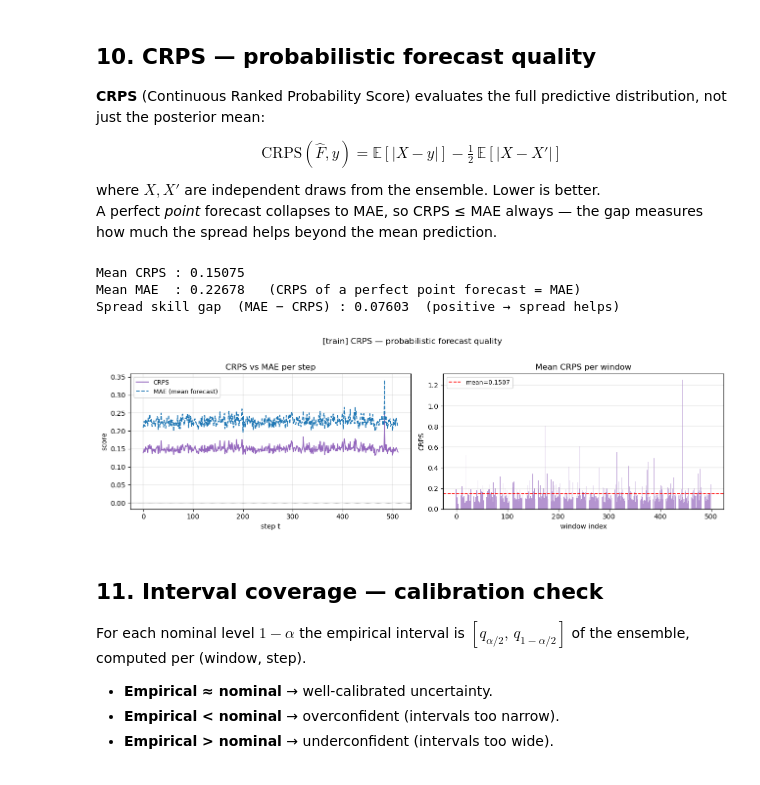
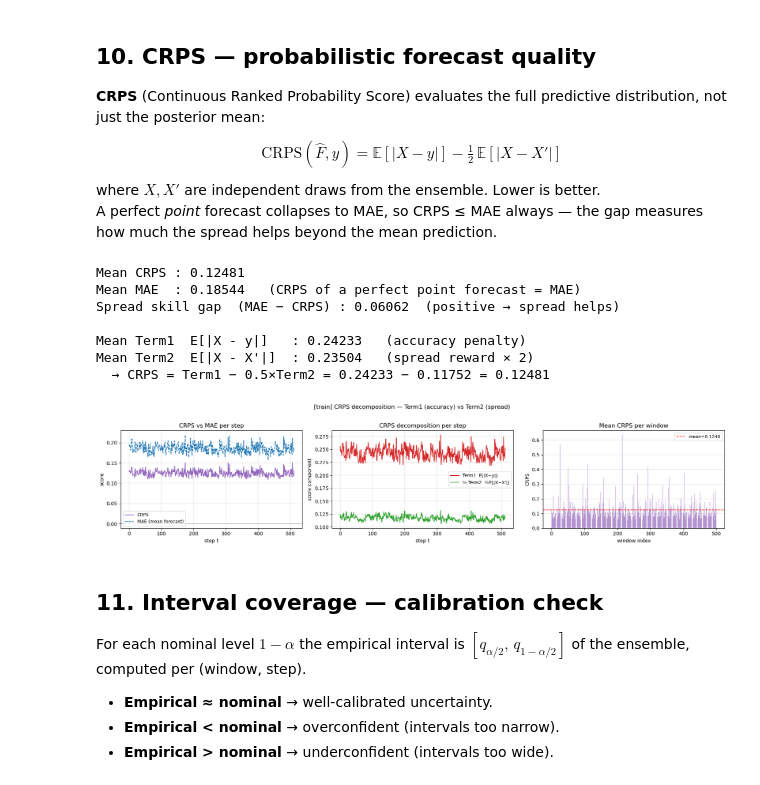
Before and after one commit to GiacomoNegri/Master-Thesis, a Jupyter notebook: notebooks/OHLC_conditional_csv_analysis.ipynb, the cells around one changed output. Drawn from its saved outputs; the diff is of its cells as text; code cells hidden in the pictures.

```diff
--- a/notebooks/OHLC_conditional_csv_analysis.ipynb
+++ b/notebooks/OHLC_conditional_csv_analysis.ipynb
@@ -20,7 +20,7 @@ CSV schemas
 # %%
 # ── USER INPUTS ───────────────────────────────────────────────────────────────
 CHECKPOINT_STEM = (
-    "EDM_REPL__CLOS_ep-99_step-6534_lr-8e-04_ch-128_layers-6_20260514_201539_rev_steps_400/csv500_samples50_seed50_20260517_200645"
+    "edm_Pmean_-1.4_Pstd_1.6_seq_len_512_stride_100_decay_epoch_best_PROVA/csv1000_samples50_seed50_20260515_201458"
 )  # <-- sub-folder name under GEN_DIR (= checkpoint filename without .pt)
 
 GEN_DIR = "../data/generated/edm"  # base directory where generate_samples.py writes
@@ -922,60 +903,75 @@ def crps_ensemble_batch(samples, obs):
 
     Returns
     -------
-    crps : (n_windows, seq_len)
+    crps  : (n_windows, seq_len)
+    term1 : (n_windows, seq_len)  — E[|X - y|]
+    term2 : (n_windows, seq_len)  — E[|X - X'|]
     """
-    # E[|X - y|] averaged over samples — shape (n_windows, seq_len)
     term1 = np.mean(np.abs(samples - obs[:, np.newaxis, :]), axis=1)
 
-    # E[|X - X'|] via mean of all pairwise |x_i - x_j| — O(M^2) per window, fine for M=30
     n_windows_loc = samples.shape[0]
     term2 = np.zeros_like(term1)
     for w in range(n_windows_loc):
-        s = samples[w]                                             # (M, L)
-        diff = np.abs(s[:, np.newaxis, :] - s[np.newaxis, :, :])  # (M, M, L)
+        s = samples[w]
+        diff = np.abs(s[:, np.newaxis, :] - s[np.newaxis, :, :])
         term2[w] = diff.mean(axis=(0, 1))
 
-    return term1 - 0.5 * term2
+    return term1 - 0.5 * term2, term1, term2
 
-
-crps_grid   = crps_ensemble_batch(gen_3d, gt_close)  # (n_windows, seq_len)
-mean_crps   = float(crps_grid.mean())
-mean_mae    = float(np.abs(gen_3d.mean(axis=1) - gt_close).mean())
+crps_grid, term1_grid, term2_grid = crps_ensemble_batch(gen_3d, gt_close)
+mean_crps = float(crps_grid.mean())
+mean_mae  = float(np.abs(gen_3d.mean(axis=1) - gt_close).mean())
 
 print(f"Mean CRPS : {mean_crps:.5f}")
 print(f"Mean MAE  : {mean_mae:.5f}   (CRPS of a perfect point forecast = MAE)")
 print(f"Spread skill gap  (MAE − CRPS) : {mean_mae - mean_crps:.5f}  "
       f"({'positive → spread helps' if mean_mae > mean_crps else 'negative → spread hurts'})")
+print()
+print(f"Mean Term1  E[|X - y|]   : {term1_grid.mean():.5f}   (accuracy penalty)")
+print(f"Mean Term2  E[|X - X'|]  : {term2_grid.mean():.5f}   (spread reward × 2)")
+print(f"  → CRPS = Term1 − 0.5×Term2 = {term1_grid.mean():.5f} − {0.5*term2_grid.mean():.5f} = {mean_crps:.5f}")
+print()
 
-crps_per_step = crps_grid.mean(axis=0)   # (seq_len,)
-mae_per_step  = np.abs(gen_3d.mean(axis=1) - gt_close).mean(axis=0)
+crps_per_step  = crps_grid.mean(axis=0)
+term1_per_step = term1_grid.mean(axis=0)
+term2_per_step = term2_grid.mean(axis=0)
+mae_per_step   = np.abs(gen_3d.mean(axis=1) - gt_close).mean(axis=0)
 
-fig, axes = plt.subplots(1, 2, figsize=(13, 4))
+fig, axes = plt.subplots(1, 3, figsize=(18, 4))
 
-axes[0].plot(steps, crps_per_step, color="tab:purple", lw=1.4, label="CRPS")
-axes[0].plot(steps, mae_per_step,  color="tab:blue",   lw=1.4, label="MAE (mean forecast)", ls="--")
+axes[0].plot(steps, crps_per_step,  color="tab:purple", lw=1.4, label="CRPS")
+axes[0].plot(steps, mae_per_step,   color="tab:blue",   lw=1.4, label="MAE (mean forecast)", ls="--")
 axes[0].axhline(0, color="black", lw=0.6, ls=":")
 axes[0].set_title("CRPS vs MAE per step")
 axes[0].set_xlabel("step t"); axes[0].set_ylabel("score")
 axes[0].legend(fontsize=9); axes[0].grid(True, linewidth=0.3)
 
-# Per-window mean CRPS (bar chart — highlights which windows are hardest to predict)
-crps_per_window = crps_grid.mean(axis=1)   # (n_windows,)
-axes[1].bar(np.arange(n_windows), crps_per_window, color="tab:purple", alpha=0.7)
-axes[1].axhline(mean_crps, color="red", lw=1.2, ls="--", label=f"mean={mean_crps:.4f}")
-axes[1].set_title("Mean CRPS per window")
-axes[1].set_xlabel("window index"); axes[1].set_ylabel("CRPS")
-axes[1].legend(fontsize=9); axes[1].grid(axis="y", linewidth=0.3)
+axes[1].plot(steps, term1_per_step,         color="tab:red",    lw=1.4, label="Term1  E[|X−y|]")
+axes[1].plot(steps, 0.5 * term2_per_step,   color="tab:green",  lw=1.4, label="½·Term2  ½E[|X−X'|]")
+axes[1].set_title("CRPS decomposition per step")
+axes[1].set_xlabel("step t"); axes[1].set_ylabel("score component")
+axes[1].legend(fontsize=9); axes[1].grid(True, linewidth=0.3)
 
-plt.suptitle(f"[{ANALYSIS_SPLIT}] CRPS — probabilistic forecast quality", y=1.02)
+crps_per_window = crps_grid.mean(axis=1)
+axes[2].bar(np.arange(n_windows), crps_per_window, color="tab:purple", alpha=0.7)
+axes[2].axhline(mean_crps, color="red", lw=1.2, ls="--", label=f"mean={mean_crps:.4f}")
+axes[2].set_title("Mean CRPS per window")
+axes[2].set_xlabel("window index"); axes[2].set_ylabel("CRPS")
+axes[2].legend(fontsize=9); axes[2].grid(axis="y", linewidth=0.3)
+
+plt.suptitle(f"[{ANALYSIS_SPLIT}] CRPS decomposition — Term1 (accuracy) vs Term2 (spread)", y=1.02)
 plt.tight_layout()
 display(fig)
 plt.close(fig)
 # %% [output]
-Mean CRPS : 0.15075
-Mean MAE  : 0.22678   (CRPS of a perfect point forecast = MAE)
-Spread skill gap  (MAE − CRPS) : 0.07603  (positive → spread helps)
+Mean CRPS : 0.12481
+Mean MAE  : 0.18544   (CRPS of a perfect point forecast = MAE)
+Spread skill gap  (MAE − CRPS) : 0.06062  (positive → spread helps)
+
+Mean Term1  E[|X - y|]   : 0.24233   (accuracy penalty)
+Mean Term2  E[|X - X'|]  : 0.23504   (spread reward × 2)
+  → CRPS = Term1 − 0.5×Term2 = 0.24233 − 0.11752 = 0.12481
-[figure, old version]
+[figure, new version]
 # %% [markdown]
 ## 11. Interval coverage — calibration check
 
```
Also changed, not shown: parts of 12 cells of this notebook.
